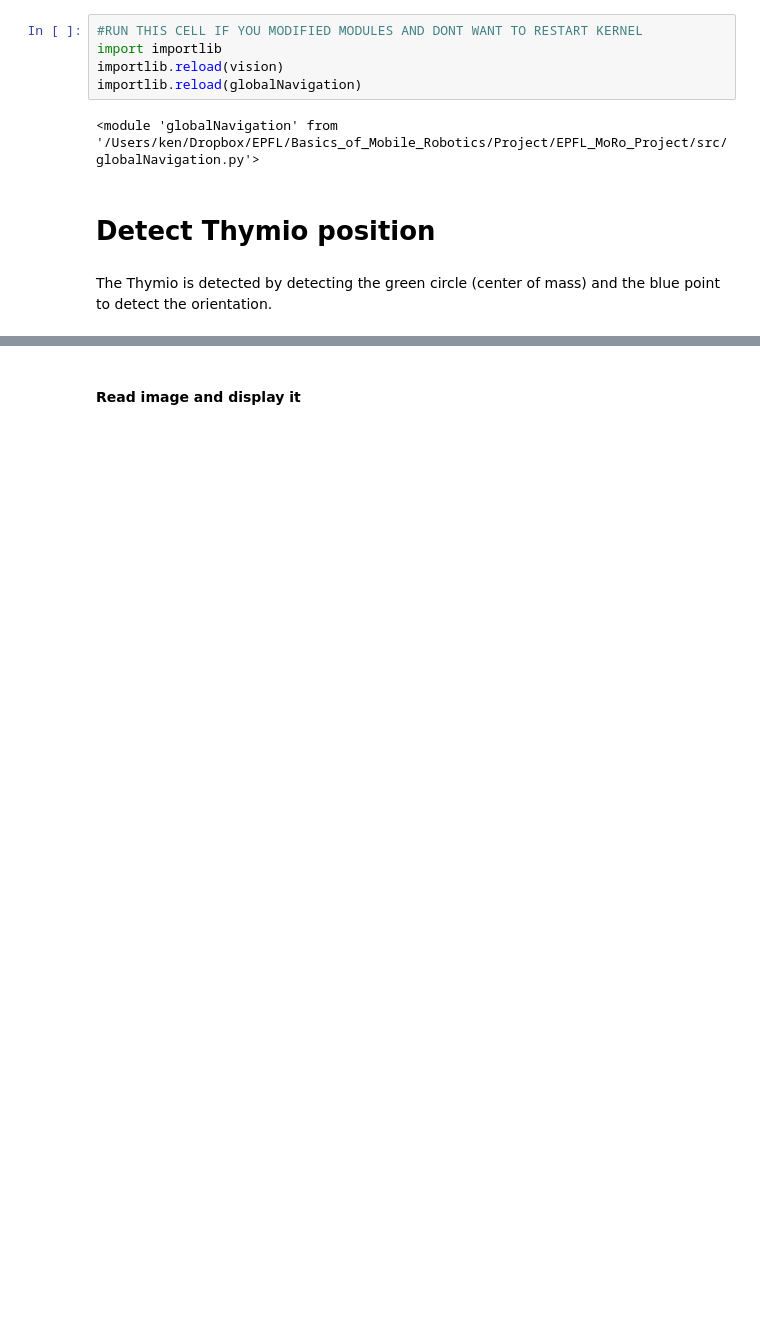
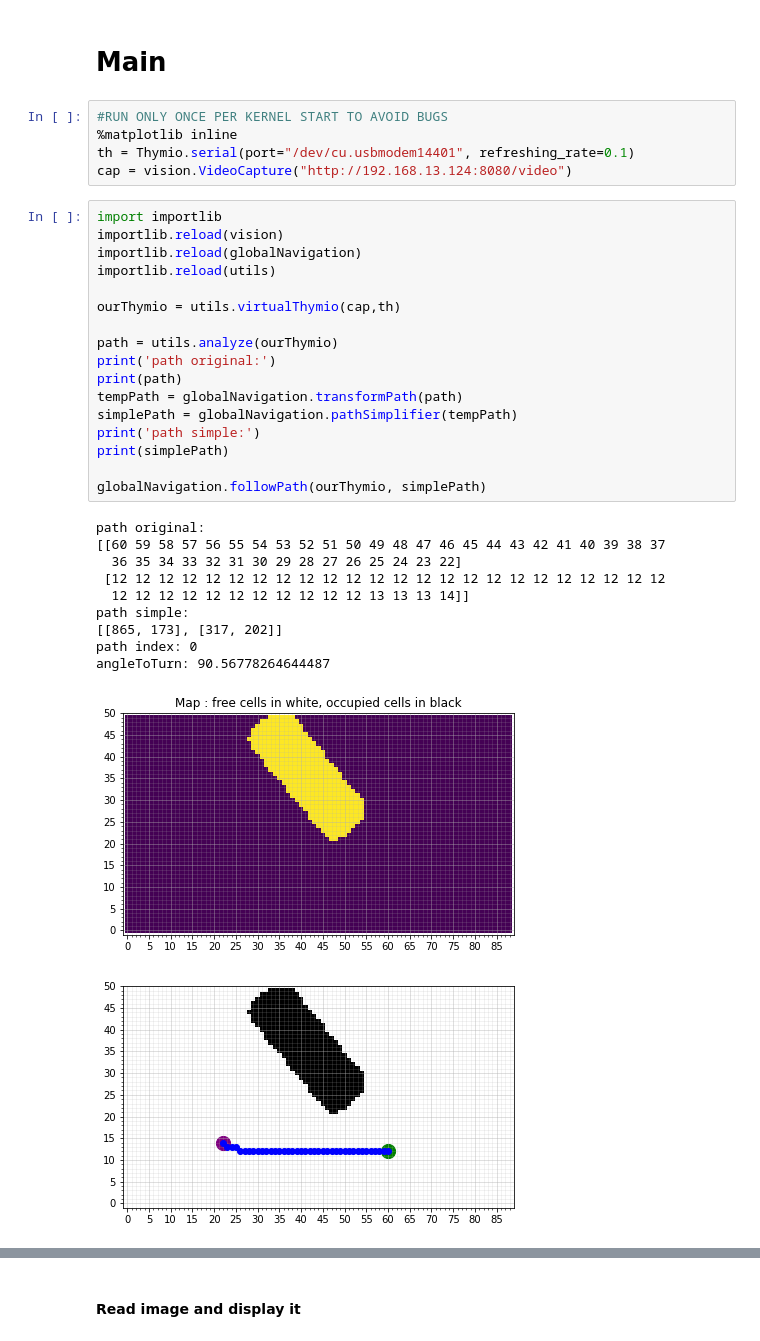
Before and after one commit to kenp-io/EPFL_MoRo_Project, a Jupyter notebook: main.ipynb, the cells around one changed output, grey strips where cells are left out. Drawn from its saved outputs; the diff is of its cells as text; blank space fills up the shorter version.

Commit message:
restructure with thymio class

```diff
--- a/main.ipynb
+++ b/main.ipynb
@@ -17,11 +19,36 @@ import globalNavigation
-# %%
-#RUN THIS CELL IF YOU MODIFIED MODULES AND DONT WANT TO RESTART KERNEL
-import importlib
-importlib.reload(vision)
-importlib.reload(globalNavigation)
-# %% [output]
-<module 'globalNavigation' from '/Users/ken/Dropbox/EPFL/Basics_of_Mobile_Robotics/Project/EPFL_MoRo_Project/src/globalNavigation.py'>
-# %% [markdown]
-# Detect Thymio position
-# %% [markdown]
-The Thymio is detected by detecting the green circle (center of mass) and the blue point to detect the orientation.
+# %% [markdown]
+# Main
+# %%
+#RUN ONLY ONCE PER KERNEL START TO AVOID BUGS
+%matplotlib inline
+th = Thymio.serial(port="/dev/cu.usbmodem14401", refreshing_rate=0.1)
+cap = vision.VideoCapture("http://192.168.13.124:8080/video")
+# %%
+import importlib
+importlib.reload(vision)
+importlib.reload(globalNavigation)
+importlib.reload(utils)
+
+ourThymio = utils.virtualThymio(cap,th)
+
+path = utils.analyze(ourThymio)
+print('path original:')
+print(path)
+tempPath = globalNavigation.transformPath(path)
+simplePath = globalNavigation.pathSimplifier(tempPath)
+print('path simple:')
+print(simplePath)
+
+globalNavigation.followPath(ourThymio, simplePath)
+# %% [output]
+path original:
+[[60 59 58 57 56 55 54 53 52 51 50 49 48 47 46 45 44 43 42 41 40 39 38 37
+  36 35 34 33 32 31 30 29 28 27 26 25 24 23 22]
+ [12 12 12 12 12 12 12 12 12 12 12 12 12 12 12 12 12 12 12 12 12 12 12 12
+  12 12 12 12 12 12 12 12 12 12 12 13 13 13 14]]
+path simple:
+[[865, 173], [317, 202]]
+path index: 0
+angleToTurn: 90.56778264644487
+[figure, added]
+[figure, added]
```
Also changed, not shown: parts of 17 cells of this notebook, 3 other files.
